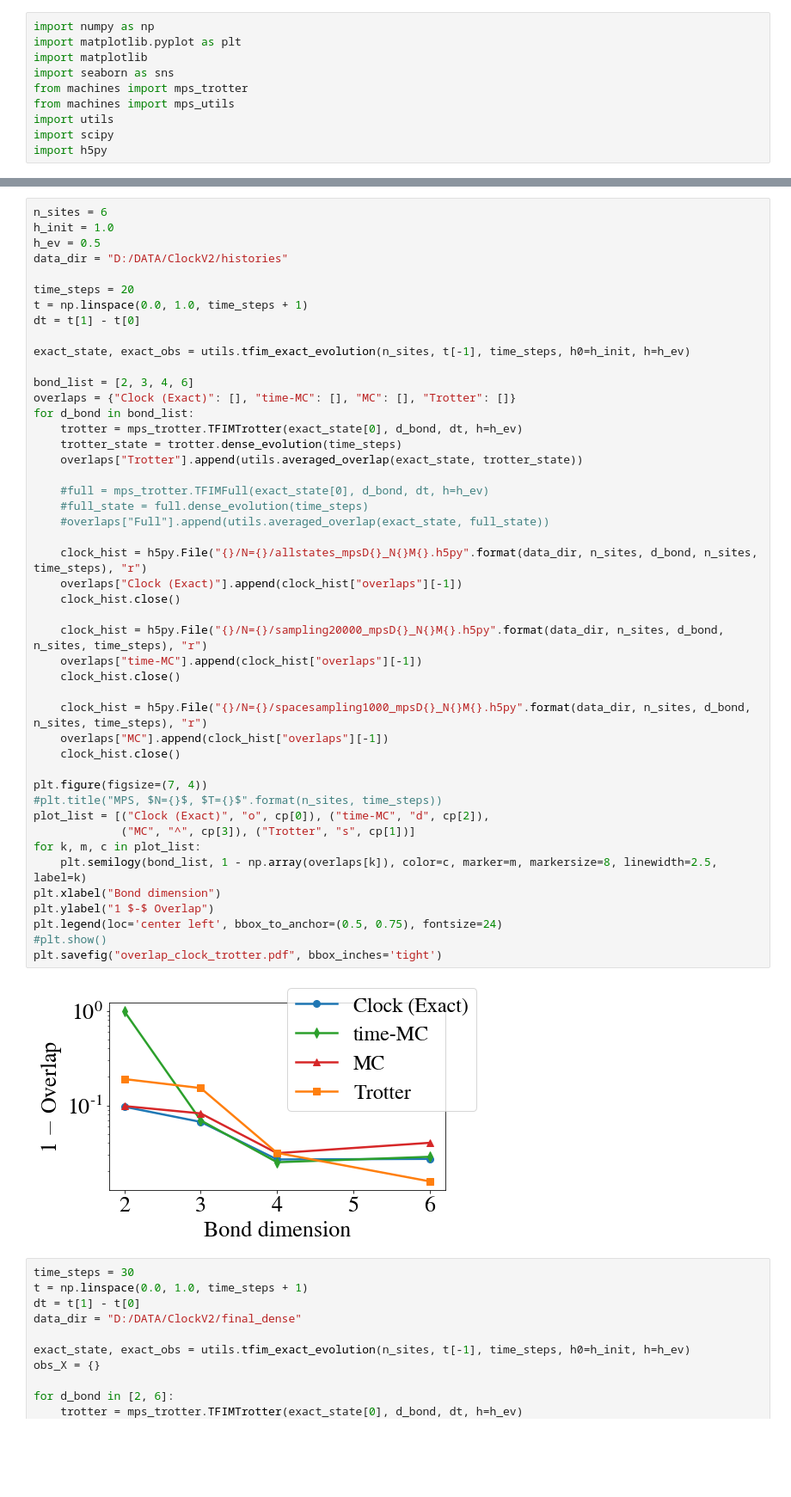
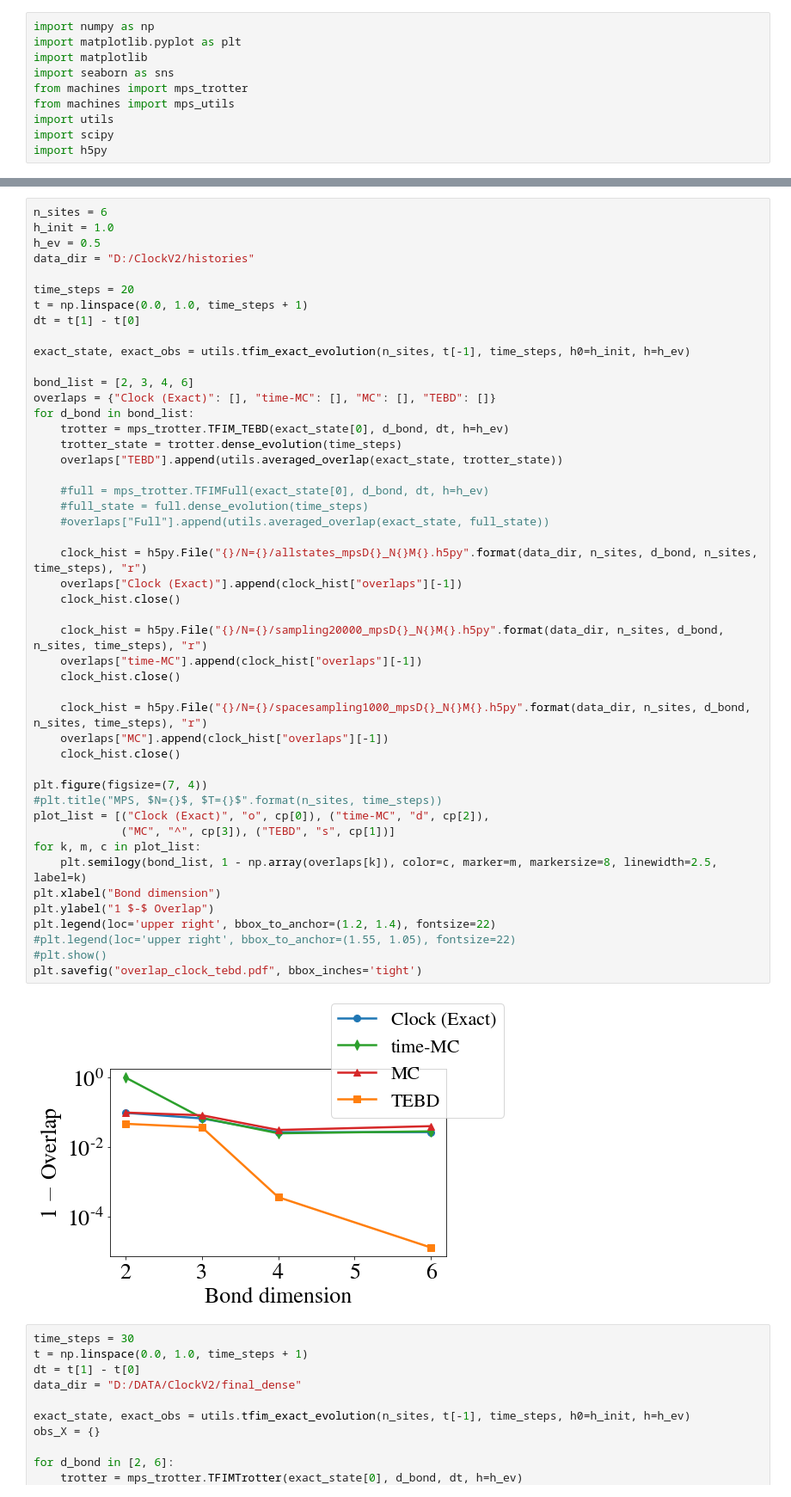
Before and after one commit to stavros11/Time-Evolution, a Jupyter notebook: mps_trotter.ipynb, the cells around one changed output, grey strips where cells are left out. Shown: that part at 86% size. Drawn from its saved outputs; the diff is of its cells as text; blank space fills up the shorter version.

```diff
--- a/mps_trotter.ipynb
+++ b/mps_trotter.ipynb
@@ -22,7 +22,7 @@ plt.show()
 n_sites = 6
 h_init = 1.0
 h_ev = 0.5
-data_dir = "D:/DATA/ClockV2/histories"
+data_dir = "D:/ClockV2/histories"
 
 time_steps = 20
 t = np.linspace(0.0, 1.0, time_steps + 1)
@@ -31,41 +31,42 @@ dt = t[1] - t[0]
 exact_state, exact_obs = utils.tfim_exact_evolution(n_sites, t[-1], time_steps, h0=h_init, h=h_ev)
 
 bond_list = [2, 3, 4, 6]
-overlaps = {"Clock (Exact)": [], "time-MC": [], "MC": [], "Trotter": []}
+overlaps = {"Clock (Exact)": [], "time-MC": [], "MC": [], "TEBD": []}
 for d_bond in bond_list:
-    trotter = mps_trotter.TFIMTrotter(exact_state[0], d_bond, dt, h=h_ev)
+    trotter = mps_trotter.TFIM_TEBD(exact_state[0], d_bond, dt, h=h_ev)
     trotter_state = trotter.dense_evolution(time_steps)
-    overlaps["Trotter"].append(utils.averaged_overlap(exact_state, trotter_state))
+    overlaps["TEBD"].append(utils.averaged_overlap(exact_state, trotter_state))
 
     #full = mps_trotter.TFIMFull(exact_state[0], d_bond, dt, h=h_ev)
     #full_state = full.dense_evolution(time_steps)
     #overlaps["Full"].append(utils.averaged_overlap(exact_state, full_state))
 
     clock_hist = h5py.File("{}/N={}/allstates_mpsD{}_N{}M{}.h5py".format(data_dir, n_sites, d_bond, n_sites, time_steps), "r")
     overlaps["Clock (Exact)"].append(clock_hist["overlaps"][-1])
     clock_hist.close()
 
     clock_hist = h5py.File("{}/N={}/sampling20000_mpsD{}_N{}M{}.h5py".format(data_dir, n_sites, d_bond, n_sites, time_steps), "r")
     overlaps["time-MC"].append(clock_hist["overlaps"][-1])
     clock_hist.close()
 
     clock_hist = h5py.File("{}/N={}/spacesampling1000_mpsD{}_N{}M{}.h5py".format(data_dir, n_sites, d_bond, n_sites, time_steps), "r")
     overlaps["MC"].append(clock_hist["overlaps"][-1])
     clock_hist.close()
 
 plt.figure(figsize=(7, 4))
 #plt.title("MPS, $N={}$, $T={}$".format(n_sites, time_steps))
 plot_list = [("Clock (Exact)", "o", cp[0]), ("time-MC", "d", cp[2]),
-             ("MC", "^", cp[3]), ("Trotter", "s", cp[1])]
+             ("MC", "^", cp[3]), ("TEBD", "s", cp[1])]
 for k, m, c in plot_list:
     plt.semilogy(bond_list, 1 - np.array(overlaps[k]), color=c, marker=m, markersize=8, linewidth=2.5, label=k)
 plt.xlabel("Bond dimension")
 plt.ylabel("1 $-$ Overlap")
-plt.legend(loc='center left', bbox_to_anchor=(0.5, 0.75), fontsize=24)
+plt.legend(loc='upper right', bbox_to_anchor=(1.2, 1.4), fontsize=22)
+#plt.legend(loc='upper right', bbox_to_anchor=(1.55, 1.05), fontsize=22)
 #plt.show()
-plt.savefig("overlap_clock_trotter.pdf", bbox_inches='tight')
+plt.savefig("overlap_clock_tebd.pdf", bbox_inches='tight')
 # %% [output]
-[figure, old version]
+[figure, new version]
 # %%
 time_steps = 30
 t = np.linspace(0.0, 1.0, time_steps + 1)
```
Also changed, not shown: parts of 3 cells of this notebook, 1 other file.
